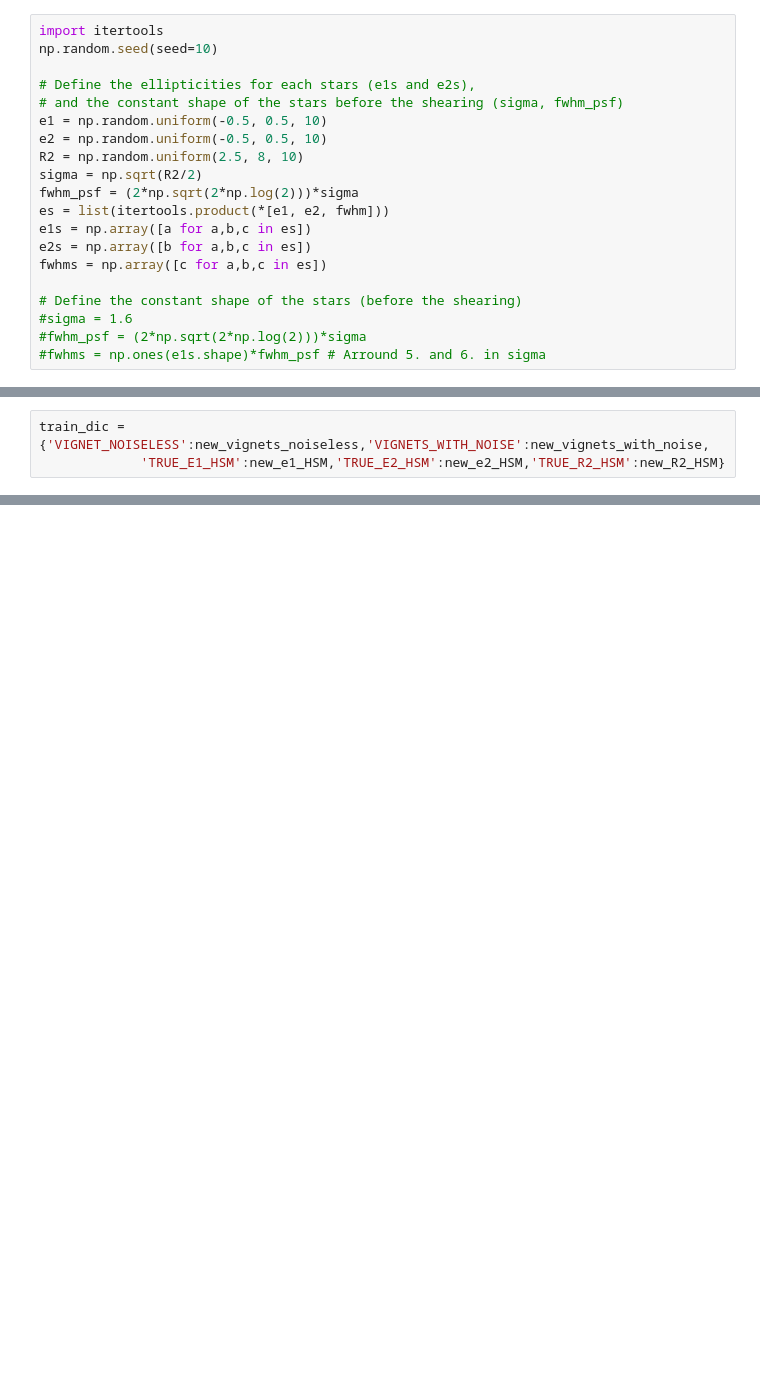
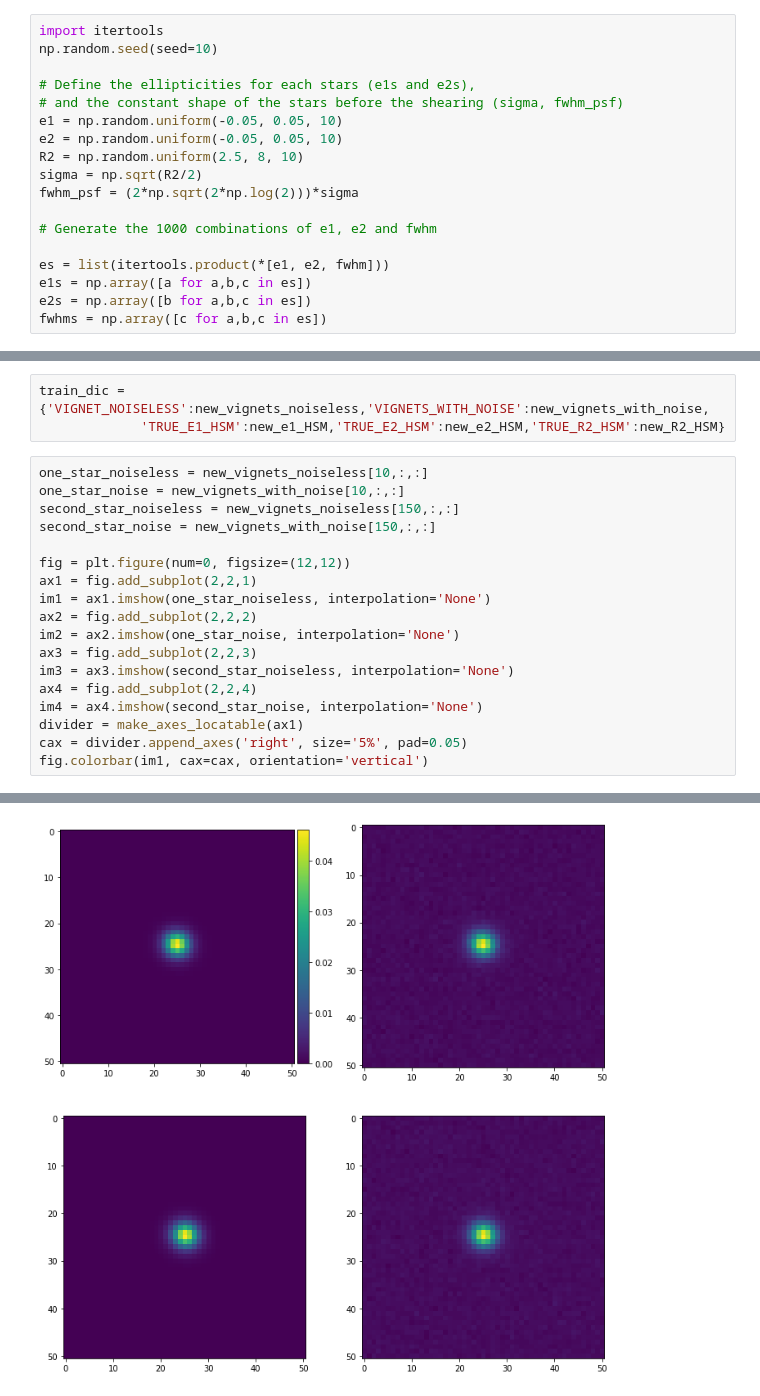
Before and after one commit to aziz-ayed/denoising, a Jupyter notebook: dataset_generation.ipynb, the cells around one changed output, grey strips where cells are left out. Drawn from its saved outputs; the diff is of its cells as text; blank space fills up the shorter version.

Commit message:
Added plots to visualize some stars

```diff
--- a/dataset_generation.ipynb
+++ b/dataset_generation.ipynb
@@ -46,20 +46,18 @@ np.random.seed(seed=10)
 
 # Define the ellipticities for each stars (e1s and e2s),
 # and the constant shape of the stars before the shearing (sigma, fwhm_psf)
-e1 = np.random.uniform(-0.5, 0.5, 10)
-e2 = np.random.uniform(-0.5, 0.5, 10)
+e1 = np.random.uniform(-0.05, 0.05, 10)
+e2 = np.random.uniform(-0.05, 0.05, 10)
 R2 = np.random.uniform(2.5, 8, 10)
 sigma = np.sqrt(R2/2)
 fwhm_psf = (2*np.sqrt(2*np.log(2)))*sigma
+
+# Generate the 1000 combinations of e1, e2 and fwhm
+
 es = list(itertools.product(*[e1, e2, fwhm]))
 e1s = np.array([a for a,b,c in es])
 e2s = np.array([b for a,b,c in es])
 fwhms = np.array([c for a,b,c in es])
-
-# Define the constant shape of the stars (before the shearing)
-#sigma = 1.6
-#fwhm_psf = (2*np.sqrt(2*np.log(2)))*sigma
-#fwhms = np.ones(e1s.shape)*fwhm_psf # Arround 5. and 6. in sigma
 # %%
 # Parameters
 image_size = 51
@@ -111,3 +109,22 @@ for it in range(e1s.shape[0]):
 # %%
 train_dic = {'VIGNET_NOISELESS':new_vignets_noiseless,'VIGNETS_WITH_NOISE':new_vignets_with_noise,
              'TRUE_E1_HSM':new_e1_HSM,'TRUE_E2_HSM':new_e2_HSM,'TRUE_R2_HSM':new_R2_HSM}
+# %%
+one_star_noiseless = new_vignets_noiseless[10,:,:]
+one_star_noise = new_vignets_with_noise[10,:,:]
+second_star_noiseless = new_vignets_noiseless[150,:,:]
+second_star_noise = new_vignets_with_noise[150,:,:]
+
+fig = plt.figure(num=0, figsize=(12,12))
+ax1 = fig.add_subplot(2,2,1)
+im1 = ax1.imshow(one_star_noiseless, interpolation='None')
+ax2 = fig.add_subplot(2,2,2)
+im2 = ax2.imshow(one_star_noise, interpolation='None')
+ax3 = fig.add_subplot(2,2,3)
+im3 = ax3.imshow(second_star_noiseless, interpolation='None')
+ax4 = fig.add_subplot(2,2,4)
+im4 = ax4.imshow(second_star_noise, interpolation='None')
+divider = make_axes_locatable(ax1)
+cax = divider.append_axes('right', size='5%', pad=0.05)
+fig.colorbar(im1, cax=cax, orientation='vertical')
+# %% [output]
@@ -113,0 +132 @@ train_dic = {'VIGNET_NOISELESS':new_vignets_noiseless,'VIGNETS_WITH_NOISE':new_v
+[figure, added]
```
Also changed, not shown: parts of 1 cell of this notebook.
